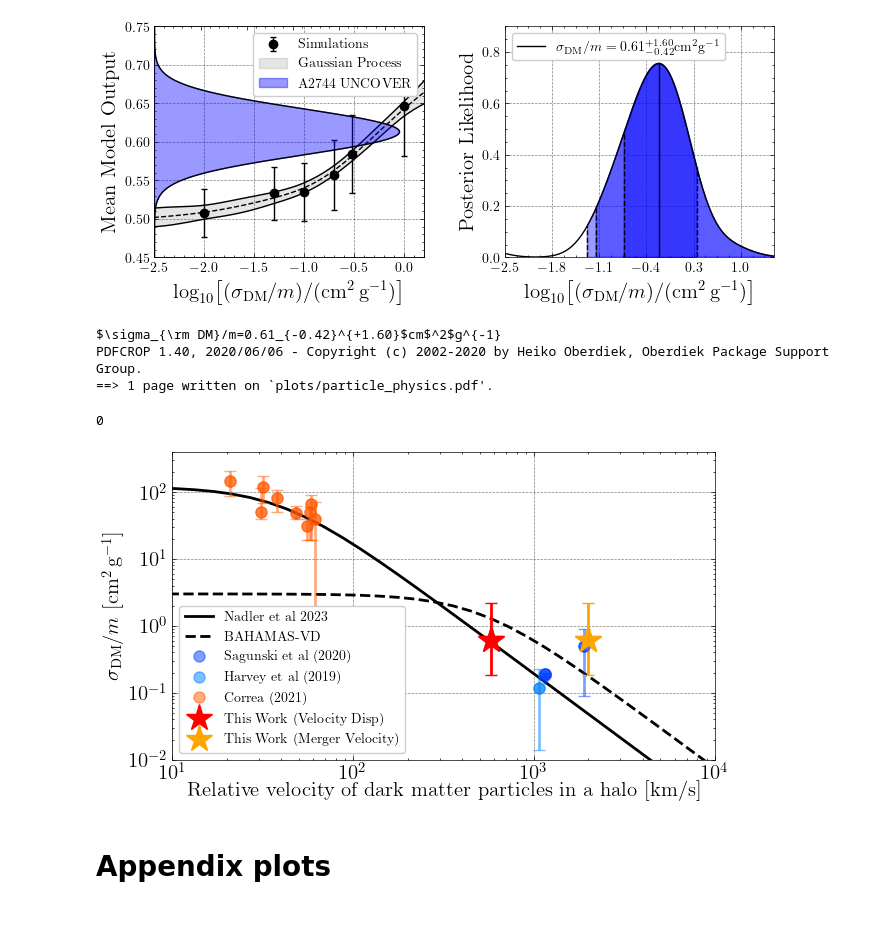
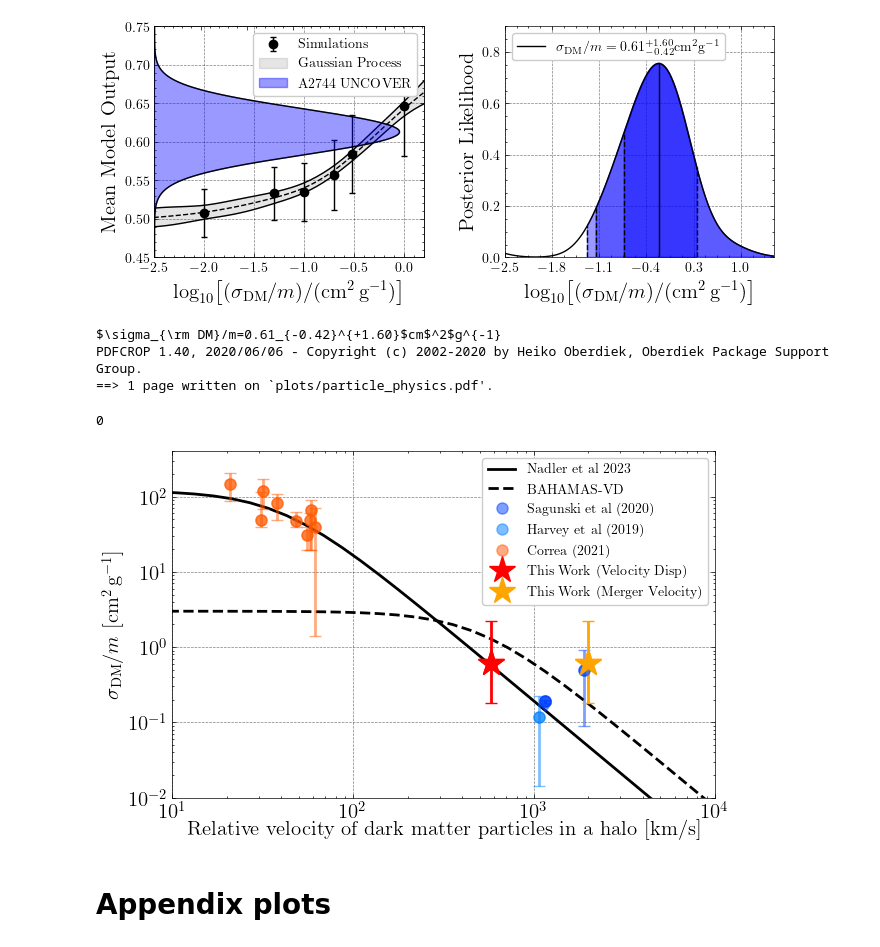
Before and after one commit to davidharvey1986/ml_a2744, a Jupyter notebook: notebooks/plots_for_paper.ipynb, the cells around one changed output. Drawn from its saved outputs; the diff is of its cells as text; code cells hidden in the pictures; blank space fills up the shorter version.

```diff
--- a/notebooks/plots_for_paper.ipynb
+++ b/notebooks/plots_for_paper.ipynb
@@ -1159,7 +1159,7 @@ $0.61^{+1.60}_{-0.42}
 # %%
 markersize = 12
 
-fig = plt.figure(figsize=(7,4))
+fig = plt.figure(figsize=(7,4.5))
 ax = plt.gca()
 
 
@@ -1215,35 +1215,35 @@ ax.tick_params(axis='both', labelsize=15)
 plot_constraints( ax=ax, select_these=['Dwarf_correa21','cluster_harvey19','sagunski'],
                 labels={'Dwarf_correa21':'Correa (2021)','cluster_harvey19':'Harvey et al (2019)', 'sagunski':'Sagunski et al (2020)'})
 
 
 #plot_constraints( intermediate_constraints,upper_constraints, lower_constraints)
 
 velocity_disp = [522, 633]
 #velocity_disp = [1750, 1750]
 velocity_merg = [2000,2000]
 ax.plot( np.mean(velocity_disp), max_like, '*',
             markersize=20, color='red', lw=2, label='This Work (Velocity Disp)')
 
 ax.plot( np.mean(velocity_merg), max_like, '*',
             markersize=20, color='orange', lw=2, label='This Work (Merger Velocity)')
 
 ax.errorbar( np.mean(velocity_disp), max_like, yerr=error[:,None],
             markersize=20, color='red', fmt='*', capsize=4, lw=2)
 
 ax.errorbar( np.mean(velocity_merg), max_like, yerr=error[:,None],
             markersize=20, color='orange', fmt='*', capsize=4, lw=2)
 print(f"$\sigma_{{\\rm DM}}/m={max_like.real:0.2f}_{{-{error[0].real:0.2f}}}^{{+{error[1].real:0.2f}}}$cm$^2$g^{{-1}}")
 # get handles
-ax.legend()
+ax.legend(loc=1)
 fname = "plots/particle_physics.pdf"
 plt.savefig(fname)
 os.system(f"pdfcrop {fname} {fname}")
 # %% [output]
 $\sigma_{\rm DM}/m=0.61_{-0.42}^{+1.60}$cm$^2$g^{-1}
 PDFCROP 1.40, 2020/06/06 - Copyright (c) 2002-2020 by Heiko Oberdiek, Oberdiek Package Support Group.
 ==> 1 page written on `plots/particle_physics.pdf'.
 0
-[figure, old version]
+[figure, new version]
 # %% [markdown]
 # Appendix plots
 # %% [markdown]
```
Also changed, not shown: parts of 8 cells of this notebook, 7 other files.
